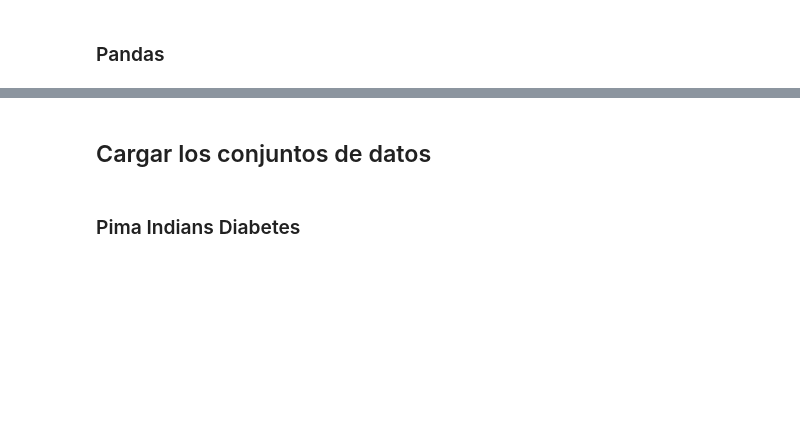
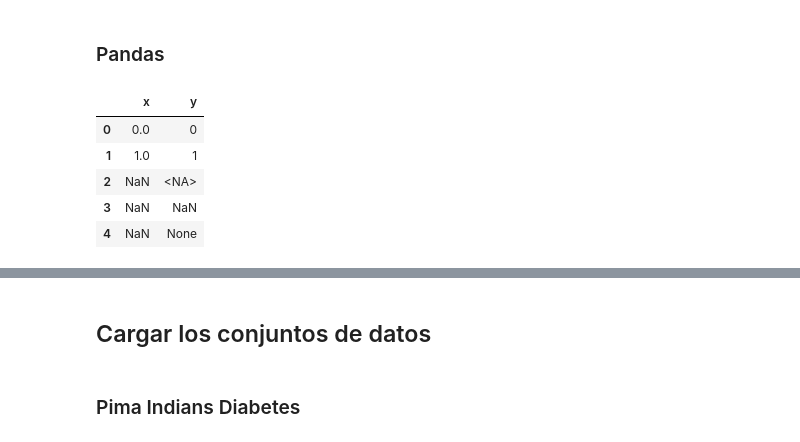
Before and after one commit to Disskaf/Datos_faltantes, a Jupyter notebook: live-exploration-missing-values.ipynb, the cells around one changed output, grey strips where cells are left out. Drawn from its saved outputs; the diff is of its cells as text; code cells hidden in the pictures; blank space fills up the shorter version.

```diff
--- a/live-exploration-missing-values.ipynb
+++ b/live-exploration-missing-values.ipynb
@@ -55,2 +108,18 @@ sns.set_style("whitegrid")
 # %% [markdown]
 ### Pandas
+# %%
+test_missing_df = pd.DataFrame.from_dict(
+    data=dict(
+        x=[0, 1, np.nan, np.nan, None],
+        y=[0, 1, pd.NA, np.nan, None]
+    )
+)
+
+test_missing_df
+# %% [output]
+|  | x | y |
+| 0 | 0.0 | 0 |
+| 1 | 1.0 | 1 |
+| 2 | NaN | <NA> |
+| 3 | NaN | NaN |
+| 4 | NaN | None |
```
Also changed, not shown: parts of 7 cells of this notebook.
